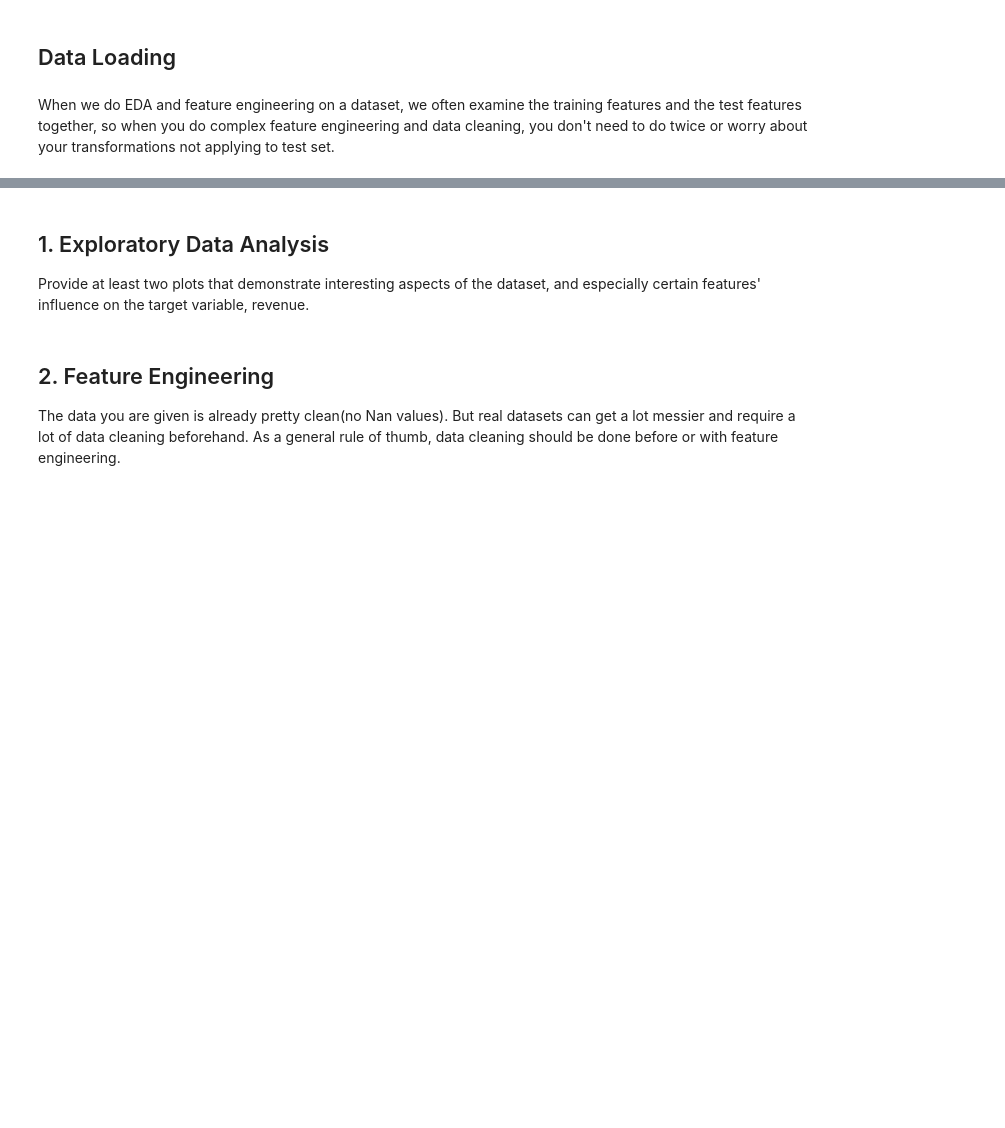
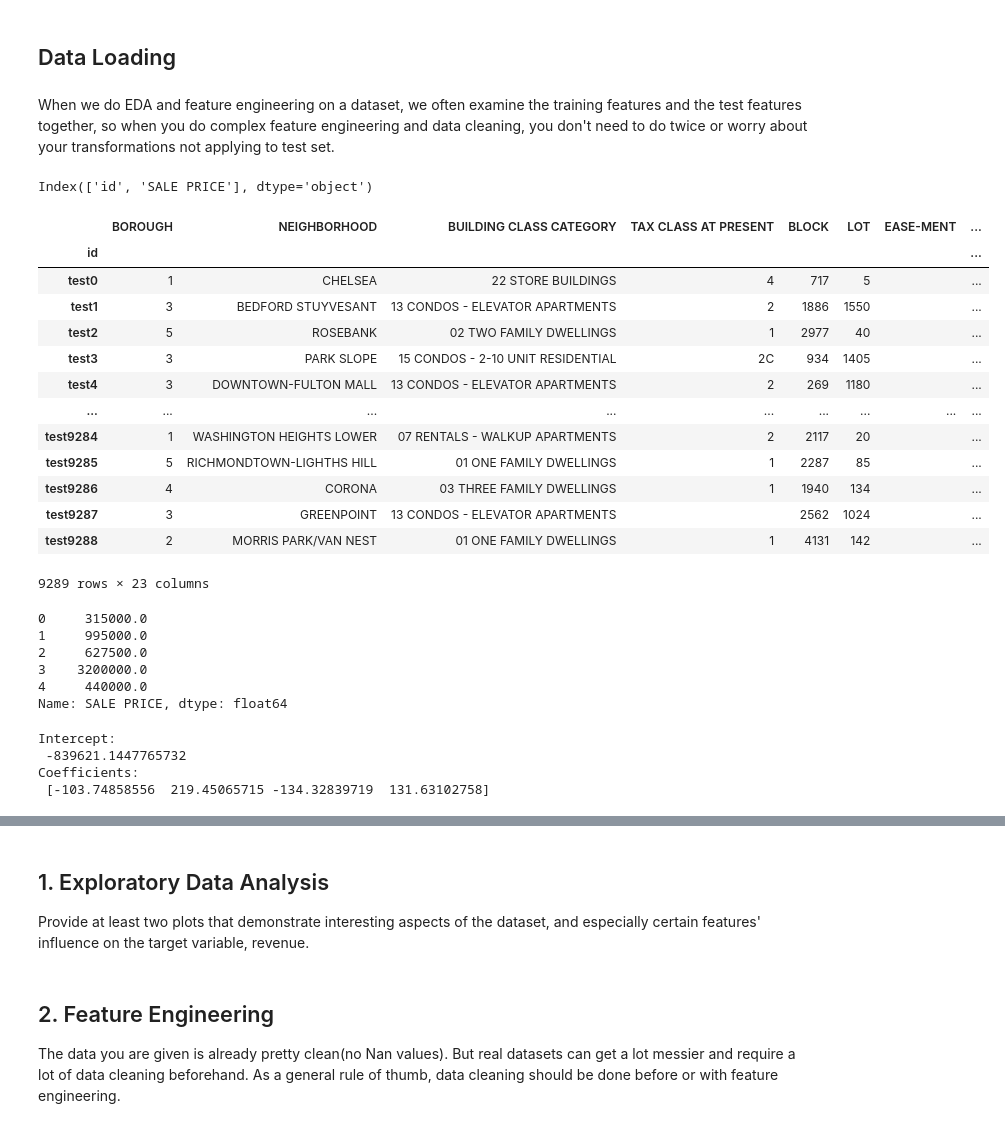
Before and after one commit to evilpegasus/Real-Estate-Price-Prediction, a Jupyter notebook: saas-2020-fall-cx-kaggle-compeition/starter-notebook.ipynb, the cells around one changed output, grey strips where cells are left out. Saved outputs shown, nothing was run; the diff lists cells and outputs as text; code cells hidden in the pictures; blank space fills up the shorter version.

Commit message:
multiple linear regression test 1

```diff
--- a/saas-2020-fall-cx-kaggle-compeition/starter-notebook.ipynb
+++ b/saas-2020-fall-cx-kaggle-compeition/starter-notebook.ipynb
@@ -43,11 +40,54 @@ for dirname, _, filenames in os.walk('/kaggle/input'):
 # %% [markdown]
 ## Data Loading
 # %%
-X_train = pd.read_csv("/kaggle/input/saas-2020-fall-cx-kaggle-compeition/train_features.csv")
-y_train = pd.read_csv("/kaggle/input/saas-2020-fall-cx-kaggle-compeition/train_targets.csv")
-X_test = pd.read_csv("/kaggle/input/saas-2020-fall-cx-kaggle-compeition/test_features.csv")
-sample_submission = pd.read_csv("/kaggle/input/saas-2020-fall-cx-kaggle-compeition/sample_submission.csv")
+X_train = pd.read_csv("train_features.csv")
+y_train = pd.read_csv("train_targets.csv")
+X_test = pd.read_csv("test_features.csv")
+sample_submission = pd.read_csv("sample_submission.csv")
 # %% [markdown]
 When we do EDA and feature engineering on a dataset, we often examine the training features and the test features together, so when you do complex feature engineering and data cleaning, you don't need to do twice or worry about your transformations not applying to test set.
 # %%
 df = pd.concat((X_train, X_test), axis=0)
+y_train.columns
+# %% [output]
+Index(['id', 'SALE PRICE'], dtype='object')
+# %%
+X_train.set_index("id")
+y_train.set_index("id")
+X_test.set_index("id")
+# %% [output]
+|  | BOROUGH | NEIGHBORHOOD | BUILDING CLASS CATEGORY | TAX CLASS AT PRESENT | BLOCK | LOT | EASE-MENT | ... |
+| id |  |  |  |  |  |  |  | ... |
+| test0 | 1 | CHELSEA | 22 STORE BUILDINGS | 4 | 717 | 5 |  | ... |
+| test1 | 3 | BEDFORD STUYVESANT | 13 CONDOS - ELEVATOR APARTMENTS | 2 | 1886 | 1550 |  | ... |
+| test2 | 5 | ROSEBANK | 02 TWO FAMILY DWELLINGS | 1 | 2977 | 40 |  | ... |
+| test3 | 3 | PARK SLOPE | 15 CONDOS - 2-10 UNIT RESIDENTIAL | 2C | 934 | 1405 |  | ... |
+| test4 | 3 | DOWNTOWN-FULTON MALL | 13 CONDOS - ELEVATOR APARTMENTS | 2 | 269 | 1180 |  | ... |
+| ... | ... | ... | ... | ... | ... | ... | ... | ... |
+| test9284 | 1 | WASHINGTON HEIGHTS LOWER | 07 RENTALS - WALKUP APARTMENTS | 2 | 2117 | 20 |  | ... |
+| test9285 | 5 | RICHMONDTOWN-LIGHTHS HILL | 01 ONE FAMILY DWELLINGS | 1 | 2287 | 85 |  | ... |
+| test9286 | 4 | CORONA | 03 THREE FAMILY DWELLINGS | 1 | 1940 | 134 |  | ... |
+| test9287 | 3 | GREENPOINT | 13 CONDOS - ELEVATOR APARTMENTS |  | 2562 | 1024 |  | ... |
+| test9288 | 2 | MORRIS PARK/VAN NEST | 01 ONE FAMILY DWELLINGS | 1 | 4131 | 142 |  | ... |
+9289 rows × 23 columns
+# %%
+X = X_train[["LAND SQUARE FEET", "GROSS SQUARE FEET", "MEDIAN INCOME", "MEAN INCOME"]]
+Y = y_train["SALE PRICE"]
+Y.head()
+# %% [output]
+0     315000.0
+1     995000.0
+2     627500.0
+3    3200000.0
+4     440000.0
+Name: SALE PRICE, dtype: float64
+# %%
+model = linear_model.LinearRegression()
+model.fit(X,Y)
+print('Intercept: \n', model.intercept_)
+print('Coefficients: \n', model.coef_)
+# %% [output]
+Intercept:
+ -839621.1447765732
+Coefficients:
+ [-103.74858556  219.45065715 -134.32839719  131.63102758]
```
Also changed, not shown: parts of 3 cells of this notebook, 1 other file.
